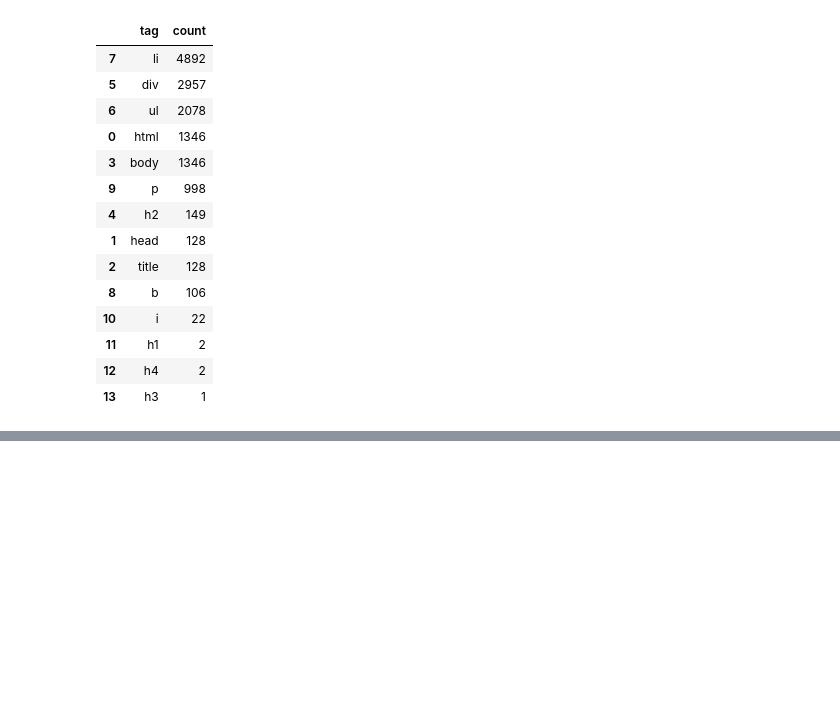
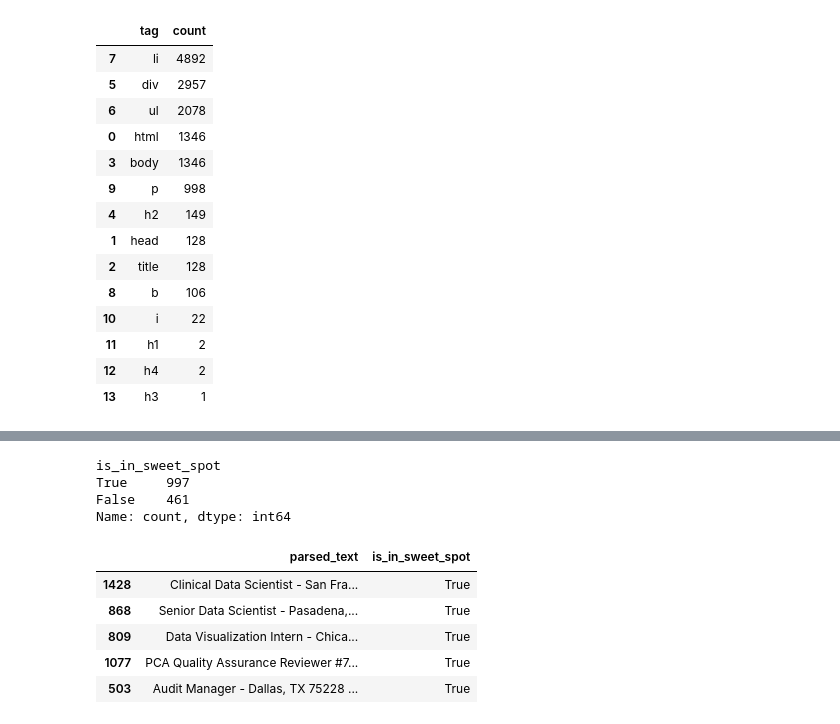
Before and after one commit to yuchild/magnimind_projects, a Jupyter notebook: resume_nlp.ipynb, the cells around one changed output, grey strips where cells are left out. Cells and saved outputs as stored; diff of their text form; code cells hidden in the pictures; blank space fills up the shorter version.

```diff
--- a/resume_nlp.ipynb
+++ b/resume_nlp.ipynb
@@ -184,0 +273,16 @@ Name: count, dtype: int64
+# %%
+df_jobs.is_in_sweet_spot.value_counts()
+# %% [output]
+is_in_sweet_spot
+True     997
+False    461
+Name: count, dtype: int64
+# %%
+df_jobs.loc[df_jobs['is_in_sweet_spot'] == True, ['parsed_text', 'is_in_sweet_spot']].sample(5)
+# %% [output]
+|  | parsed_text | is_in_sweet_spot |
+| 1428 | Clinical Data Scientist - San Fra... | True |
+| 868 | Senior Data Scientist - Pasadena,... | True |
+| 809 | Data Visualization Intern - Chica... | True |
+| 1077 | PCA Quality Assurance Reviewer #7... | True |
+| 503 | Audit Manager - Dallas, TX 75228 ... | True |
```
Also changed, not shown: parts of 8 cells of this notebook.
